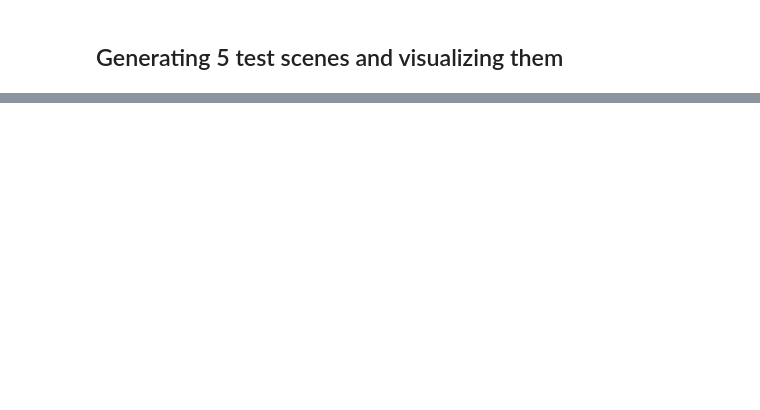
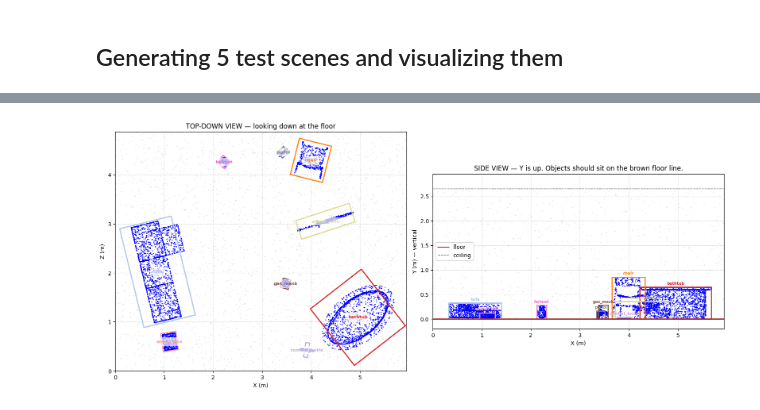
Before and after one commit to Vatsy05/3D-Object-Detection, a Jupyter notebook: notebooks/Phase8_VoteNet_Military_27Classes.ipynb, the cells around one changed output, grey strips where cells are left out. Drawn from its saved outputs; the diff is of its cells as text; code cells hidden in the pictures; blank space fills up the shorter version.

```diff
--- a/notebooks/Phase8_VoteNet_Military_27Classes.ipynb
+++ b/notebooks/Phase8_VoteNet_Military_27Classes.ipynb
@@ -610,0 +415,79 @@ Rendering scene 0...
+# %%
+# ============================================
+# Cell 4b — Bbox sanity check + top-down + side views
+# ============================================
+import matplotlib.pyplot as plt
+
+scene = test_scenes[0]
+bboxes = scene['bbox']
+room_x, room_y, room_z = scene['_room_dims']
+
+# === 1. Print bbox details — should show min_Y ≈ 0 for all objects (on floor) ===
+print(f'Room: {room_x:.2f} x {room_y:.2f} x {room_z:.2f}m (X, Y_up, Z)\n')
+print(f'{"Class":15s} {"cx":>6s} {"cy":>6s} {"cz":>6s} {"l":>5s} {"h":>5s} {"w":>5s} {"min_y":>7s} {"max_y":>7s}')
+print('-' * 75)
+for box in bboxes:
+    cx, cy, cz, l, h, w, heading, cls_idx = box
+    min_y = cy - h/2
+    max_y = cy + h/2
+    name = CLASS_NAMES[int(cls_idx)]
+    floor_check = '✅' if abs(min_y) < 0.1 else '⚠️'
+    print(f'{name:15s} {cx:6.2f} {cy:6.2f} {cz:6.2f} {l:5.2f} {h:5.2f} {w:5.2f} {min_y:7.3f} {max_y:7.3f} {floor_check}')
+
+# === 2. Top-down view (looking down at the floor) ===
+fig, axes = plt.subplots(1, 2, figsize=(16, 7))
+
+ax_top = axes[0]
+pc = scene['pc'][:, :3]
+is_fg = scene['votes'][:, 0] > 0.5
+ax_top.scatter(pc[~is_fg, 0], pc[~is_fg, 2], c='lightgray', s=0.3, alpha=0.4)
+ax_top.scatter(pc[is_fg, 0], pc[is_fg, 2], c='blue', s=1, alpha=0.6)
+
+colors = plt.cm.tab20(np.linspace(0, 1, NUM_CLASSES))
+for box in bboxes:
+    cx, cy, cz, l, h, w, heading, cls_idx = box
+    cls_idx = int(cls_idx)
+    # Rotated box in XZ plane
+    cosh, sinh = np.cos(heading), np.sin(heading)
+    corners = np.array([[-l/2, -w/2], [l/2, -w/2], [l/2, w/2], [-l/2, w/2], [-l/2, -w/2]])
+    R = np.array([[cosh, sinh], [-sinh, cosh]])
+    corners = corners @ R.T + [cx, cz]
+    ax_top.plot(corners[:, 0], corners[:, 1], color=colors[cls_idx], linewidth=2)
+    ax_top.text(cx, cz, CLASS_NAMES[cls_idx], fontsize=8, ha='center', va='center',
+                color=colors[cls_idx], weight='bold',
+                bbox=dict(facecolor='white', alpha=0.7, edgecolor='none'))
+
+ax_top.set_xlim(0, room_x); ax_top.set_ylim(0, room_z)
+ax_top.set_xlabel('X (m)'); ax_top.set_ylabel('Z (m)')
+ax_top.set_title('TOP-DOWN VIEW — looking down at the floor')
+ax_top.set_aspect('equal')
+ax_top.grid(True, alpha=0.3)
+
+# === 3. Side view (looking from outside, Y is vertical) ===
+ax_side = axes[1]
+ax_side.scatter(pc[~is_fg, 0], pc[~is_fg, 1], c='lightgray', s=0.3, alpha=0.4)
+ax_side.scatter(pc[is_fg, 0], pc[is_fg, 1], c='blue', s=1, alpha=0.6)
+
+for box in bboxes:
+    cx, cy, cz, l, h, w, heading, cls_idx = box
+    cls_idx = int(cls_idx)
+    # Side view: project on XY plane — just show as axis-aligned rect since we don't have heading info on the side
+    from matplotlib.patches import Rectangle
+    rect = Rectangle((cx - l/2, cy - h/2), l, h, fill=False,
+                     edgecolor=colors[cls_idx], linewidth=2)
+    ax_side.add_patch(rect)
+    ax_side.text(cx, cy + h/2 + 0.05, CLASS_NAMES[cls_idx], fontsize=7,
+                 ha='center', color=colors[cls_idx], weight='bold')
+
+ax_side.axhline(y=0, color='brown', linewidth=2, label='floor')
+ax_side.axhline(y=room_y, color='gray', linewidth=1, linestyle='--', label='ceiling')
+ax_side.set_xlim(0, room_x); ax_side.set_ylim(-0.2, room_y + 0.3)
+ax_side.set_xlabel('X (m)'); ax_side.set_ylabel('Y (m) — vertical')
+ax_side.set_title('SIDE VIEW — Y is up. Objects should sit on the brown floor line.')
+ax_side.set_aspect('equal')
+ax_side.legend()
+ax_side.grid(True, alpha=0.3)
+
+plt.tight_layout()
+plt.show()
+# %% [output]
@@ -610,0 +507 @@ Rendering scene 0...
+[figure, added]
```
Also changed, not shown: parts of 6 cells of this notebook, 2 other files.
